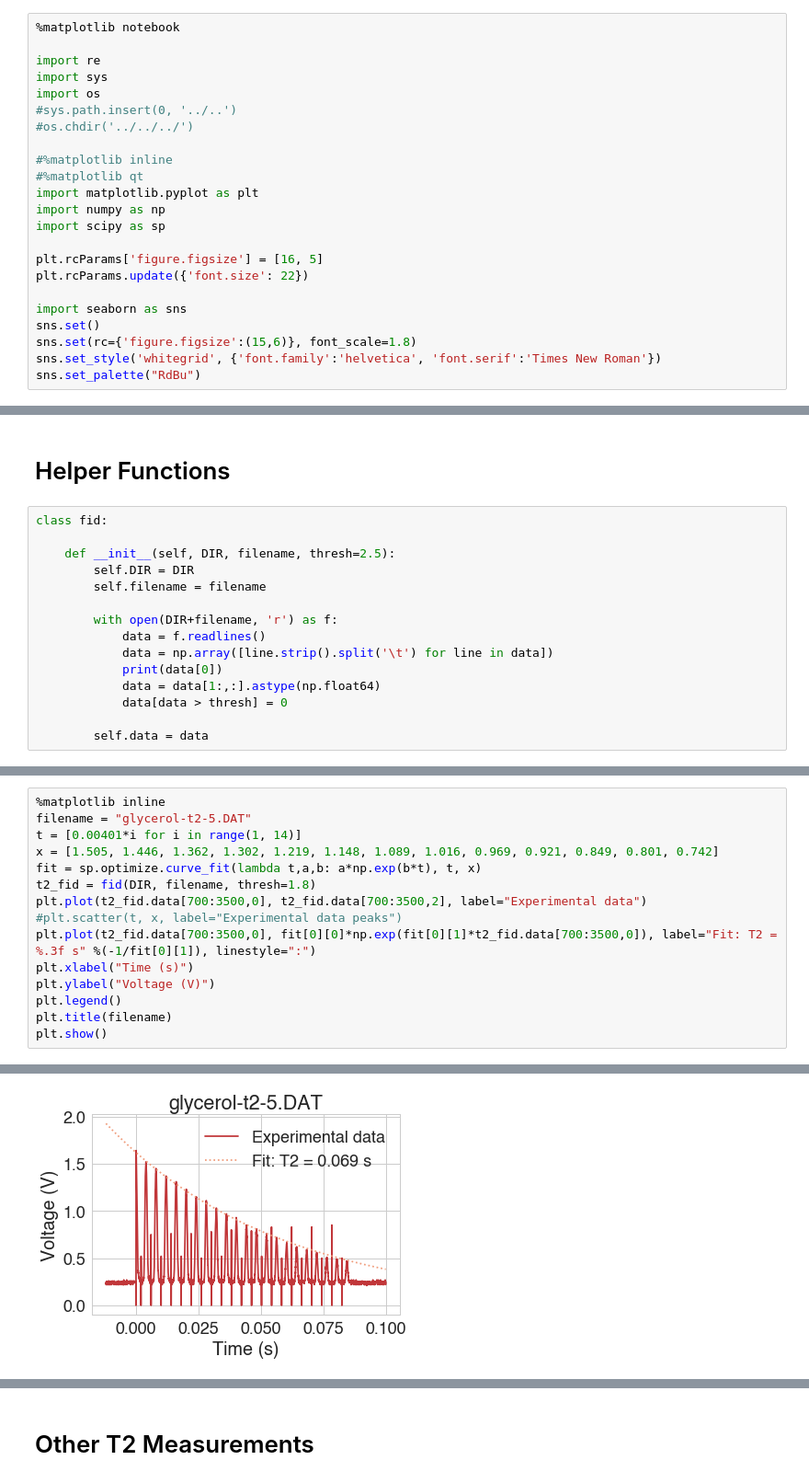
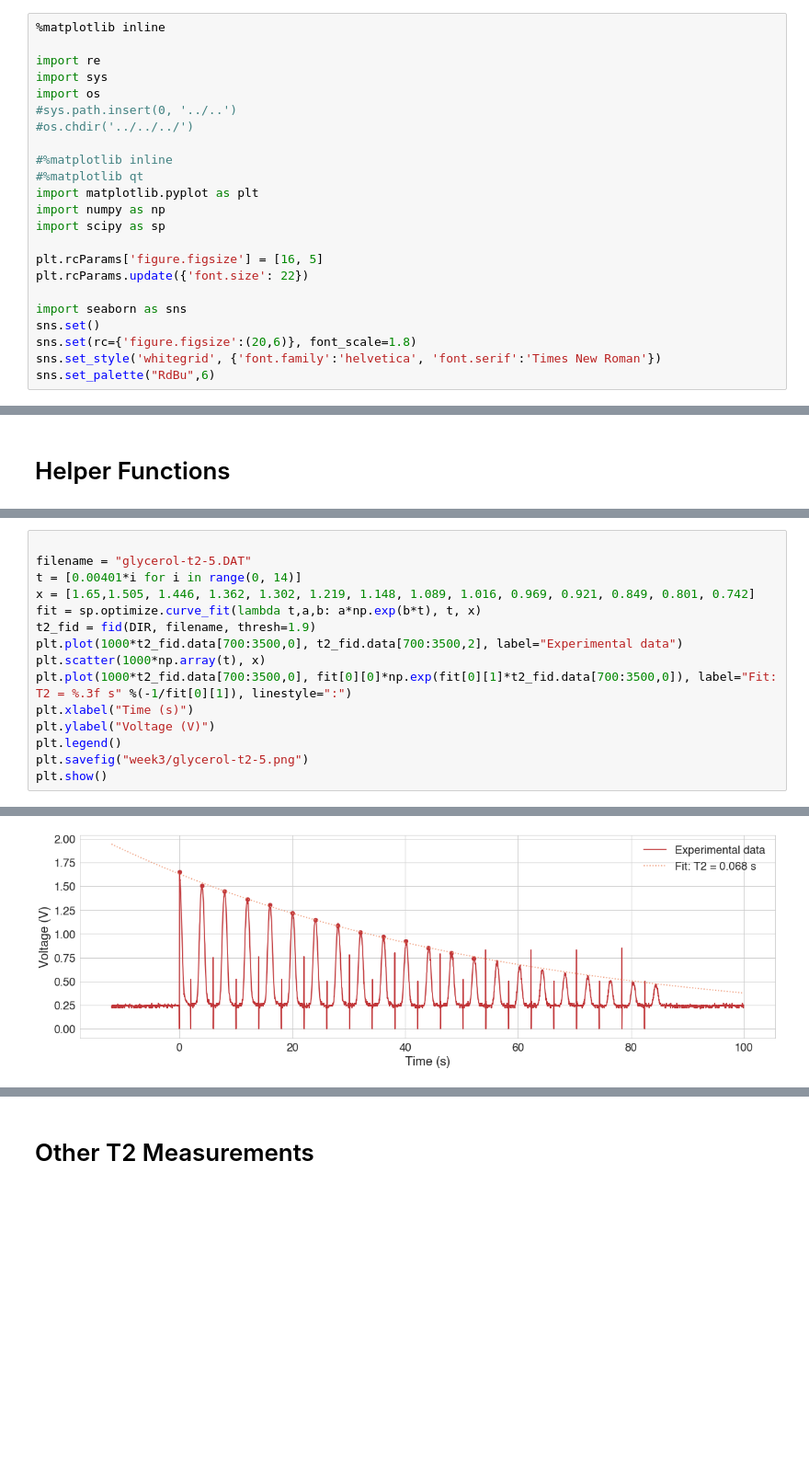
Before and after one commit to estherlin/enph352, a Jupyter notebook: data/lab2/analysis.ipynb, the cells around one changed output, grey strips where cells are left out. Shown at 92% size. Cells and saved outputs as stored; diff of their text form; blank space fills up the shorter version.

```diff
--- a/data/lab2/analysis.ipynb
+++ b/data/lab2/analysis.ipynb
@@ -4,5 +4,5 @@
 # %%
-%matplotlib notebook
+%matplotlib inline
 
 import re
 import sys
@@ -21,25 +21,10 @@ plt.rcParams.update({'font.size': 22})
 
 import seaborn as sns
 sns.set()
-sns.set(rc={'figure.figsize':(15,6)}, font_scale=1.8)
+sns.set(rc={'figure.figsize':(20,6)}, font_scale=1.8)
 sns.set_style('whitegrid', {'font.family':'helvetica', 'font.serif':'Times New Roman'})
-sns.set_palette("RdBu")
+sns.set_palette("RdBu",6)
 # %%
 DIR = "week3/"
 # %% [markdown]
 # Helper Functions
-# %%
-class fid:
-
-    def __init__(self, DIR, filename, thresh=2.5):
-        self.DIR = DIR
-        self.filename = filename
-
-        with open(DIR+filename, 'r') as f:
-            data = f.readlines()
-            data = np.array([line.strip().split('\t') for line in data])
-            print(data[0])
-            data = data[1:,:].astype(np.float64)
-            data[data > thresh] = 0
-
-        self.data = data
@@ -126,16 +165,16 @@ plt.show()
 # %%
-%matplotlib inline
+
 filename = "glycerol-t2-5.DAT"
-t = [0.00401*i for i in range(1, 14)]
-x = [1.505, 1.446, 1.362, 1.302, 1.219, 1.148, 1.089, 1.016, 0.969, 0.921, 0.849, 0.801, 0.742]
+t = [0.00401*i for i in range(0, 14)]
+x = [1.65,1.505, 1.446, 1.362, 1.302, 1.219, 1.148, 1.089, 1.016, 0.969, 0.921, 0.849, 0.801, 0.742]
 fit = sp.optimize.curve_fit(lambda t,a,b: a*np.exp(b*t), t, x)
-t2_fid = fid(DIR, filename, thresh=1.8)
-plt.plot(t2_fid.data[700:3500,0], t2_fid.data[700:3500,2], label="Experimental data")
-#plt.scatter(t, x, label="Experimental data peaks")
-plt.plot(t2_fid.data[700:3500,0], fit[0][0]*np.exp(fit[0][1]*t2_fid.data[700:3500,0]), label="Fit: T2 = %.3f s" %(-1/fit[0][1]), linestyle=":")
+t2_fid = fid(DIR, filename, thresh=1.9)
+plt.plot(1000*t2_fid.data[700:3500,0], t2_fid.data[700:3500,2], label="Experimental data")
+plt.scatter(1000*np.array(t), x)
+plt.plot(1000*t2_fid.data[700:3500,0], fit[0][0]*np.exp(fit[0][1]*t2_fid.data[700:3500,0]), label="Fit: T2 = %.3f s" %(-1/fit[0][1]), linestyle=":")
 plt.xlabel("Time (s)")
 plt.ylabel("Voltage (V)")
 plt.legend()
-plt.title(filename)
+plt.savefig("week3/glycerol-t2-5.png")
 plt.show()
 # %% [output]
@@ -143,2 +181,2 @@ plt.show()
-[figure, old version]
+[figure, new version]
 # %%
```
Also changed, not shown: parts of 23 cells of this notebook, 23 other files.
